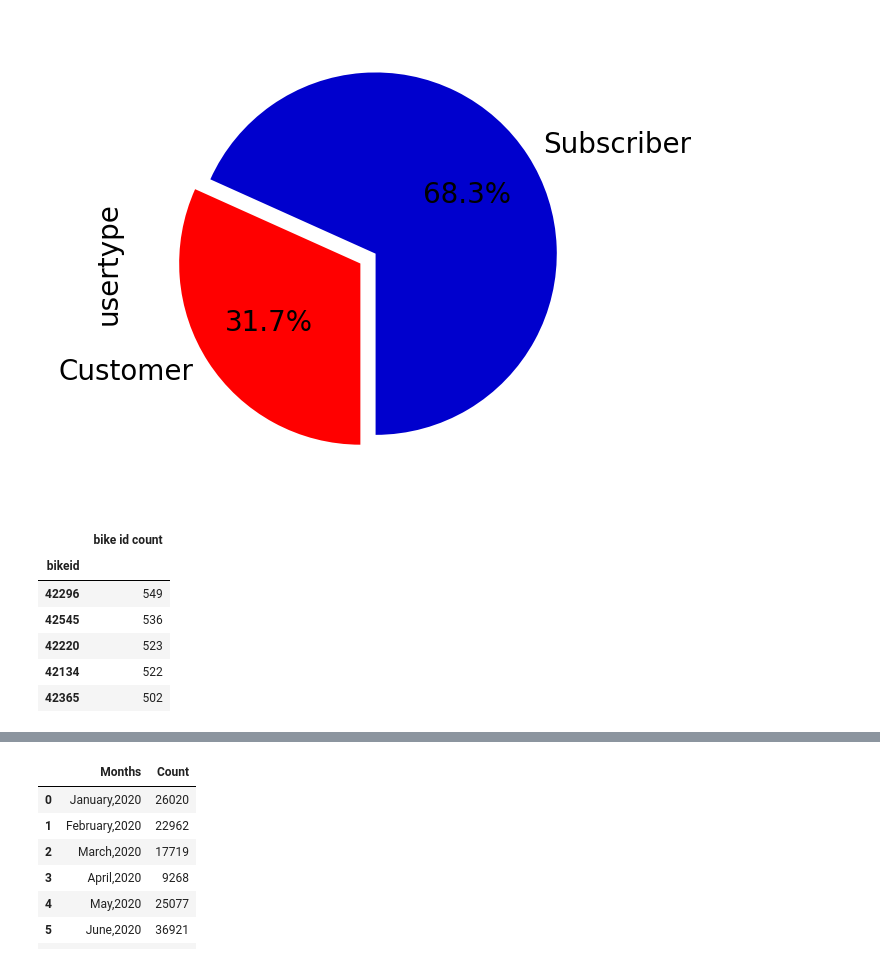
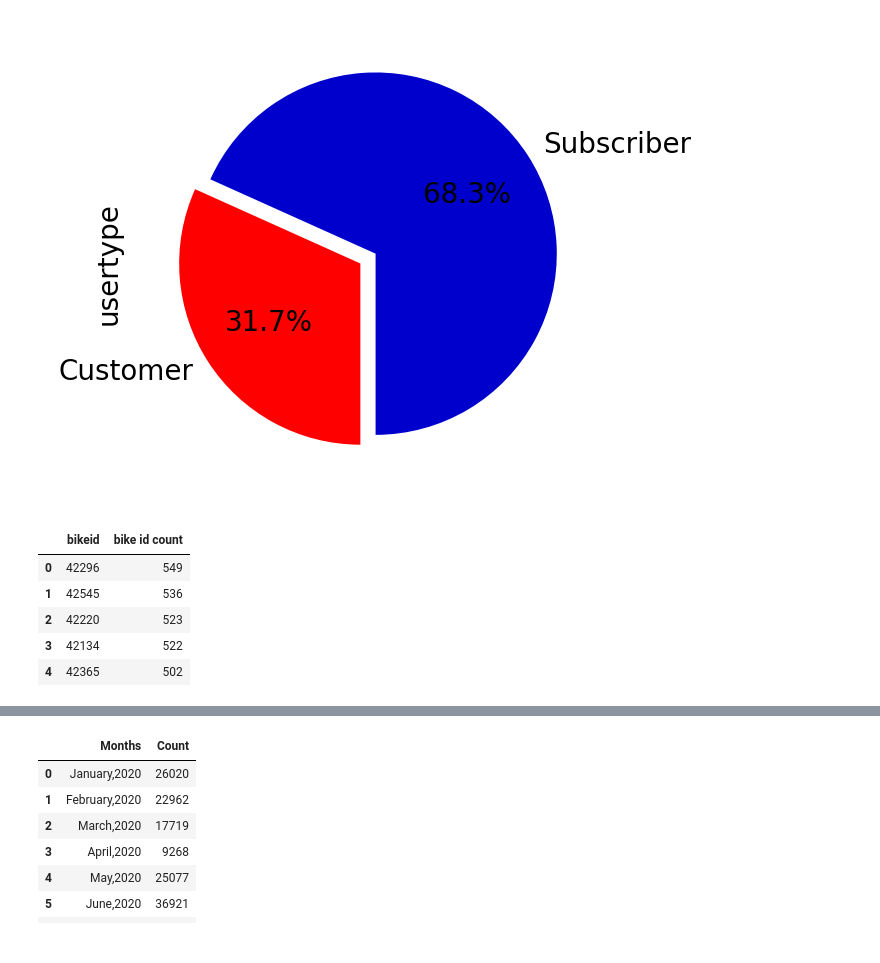
Before and after one commit to tnatoli29/Project_1, a Jupyter notebook: CitiBike/CitiBike 2020 Merge.ipynb, the cells around one changed output, grey strips where cells are left out. Cells and saved outputs as stored; diff of their text form; code cells hidden in the pictures.

Commit message:
commiting top 5 bikeid

```diff
--- a/CitiBike/CitiBike 2020 Merge.ipynb
+++ b/CitiBike/CitiBike 2020 Merge.ipynb
@@ -354,20 +354,22 @@ combined2020_CitiBike_df8['usertype'].value_counts().plot(kind='pie',explode = e
 <AxesSubplot:ylabel='usertype'>
 [figure]
 # %%
+combined2020_CitiBike_df8["bikeid"] = combined2020_CitiBike_df8["bikeid"].astype('str')
+combined2020_CitiBike_df8.dtypes
+
 # Top 5 most used bikes by bike id
-
 bike_id = combined2020_CitiBike_df8.groupby(["bikeid"])
 bikecount = bike_id["bikeid"].count()
 #create new DataFrame
 top5_bikes = pd.DataFrame({"bike id count" : bikecount})
 #Sort the start station count column in descending order
 top5_bikes = top5_bikes.sort_values(["bike id count"], ascending = [False])
+top5_bikes = top5_bikes.reset_index()
 top5_bikes.head()
 # %% [output]
-|  | bike id count |
-| bikeid |  |
-| 42296 | 549 |
-| 42545 | 536 |
-| 42220 | 523 |
-| 42134 | 522 |
-| 42365 | 502 |
+|  | bikeid | bike id count |
+| 0 | 42296 | 549 |
+| 1 | 42545 | 536 |
+| 2 | 42220 | 523 |
+| 3 | 42134 | 522 |
+| 4 | 42365 | 502 |
```
Also changed, not shown: parts of 1 cell of this notebook.
